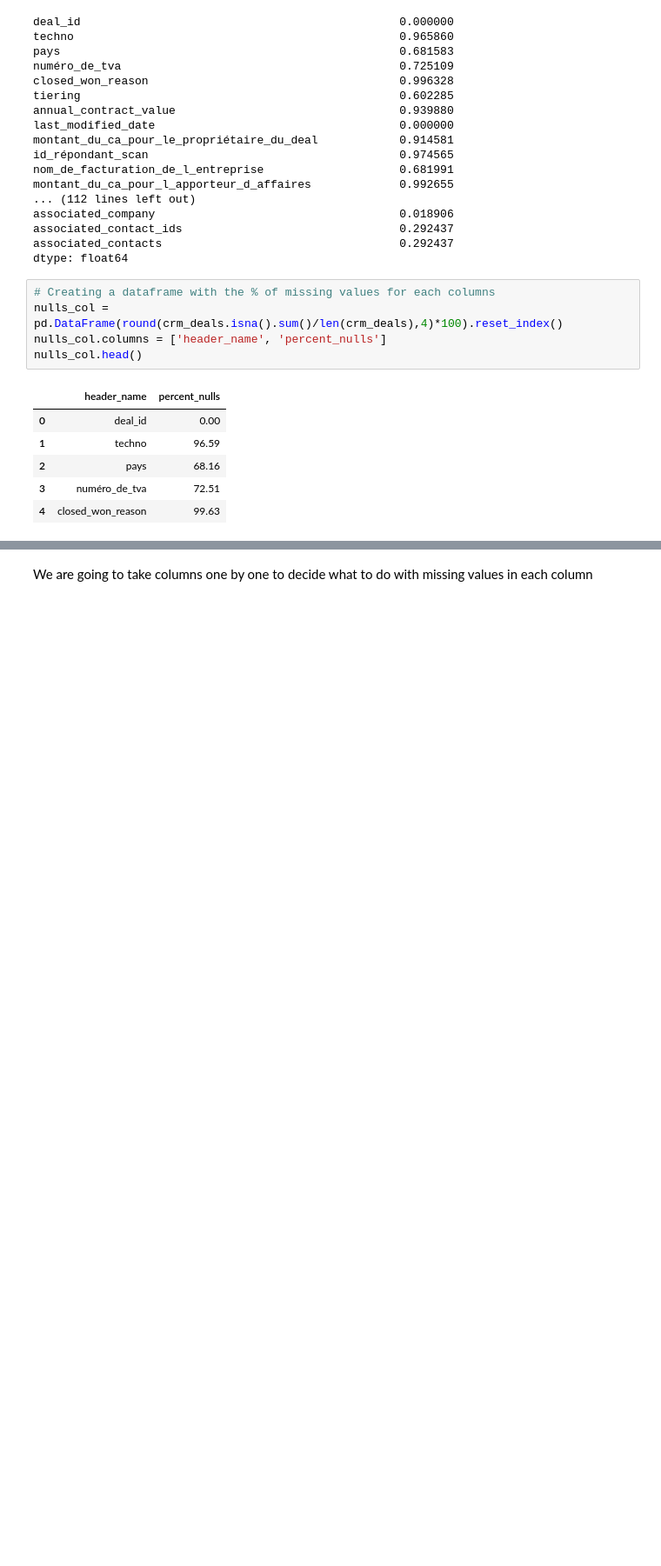
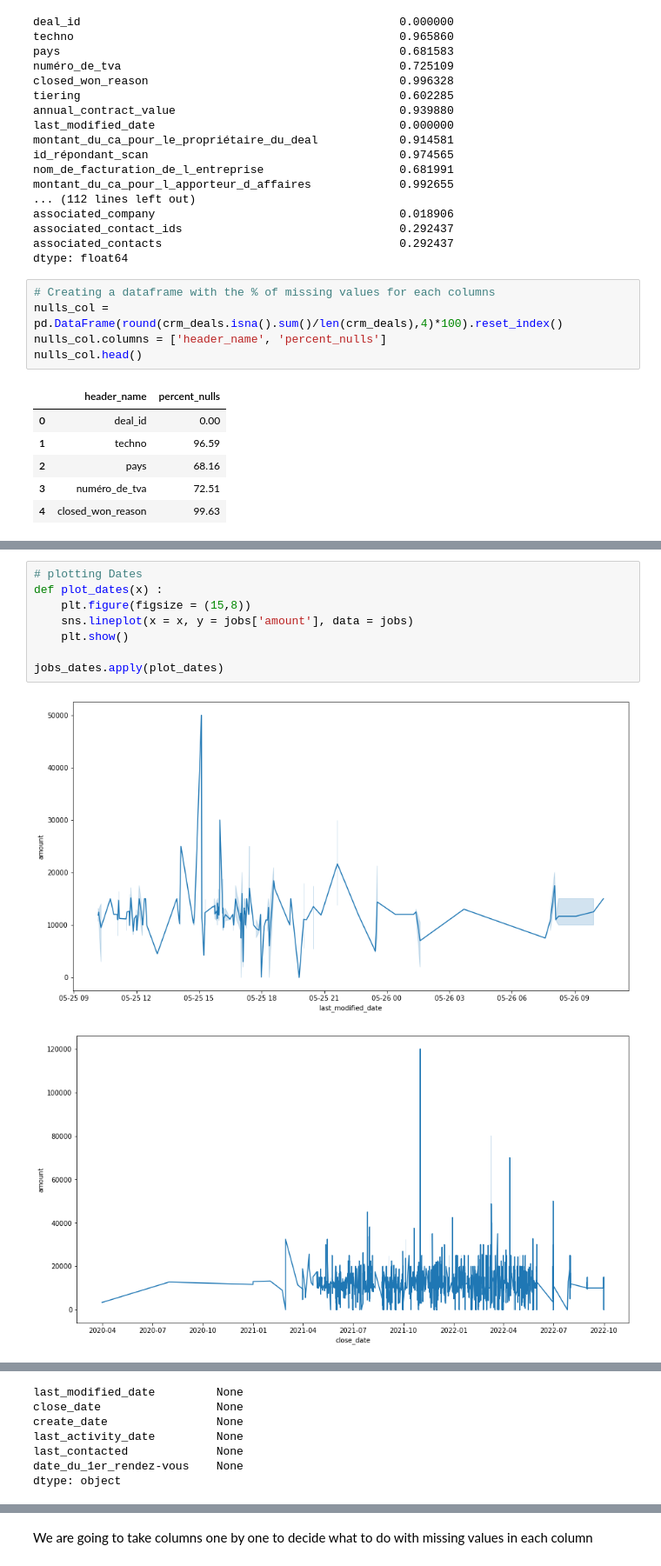
Before and after one commit to audedef/crm_project_ironhack, a Jupyter notebook: cleaning_deals.ipynb, the cells around one changed output, grey strips where cells are left out. Shown at 87% size. Cells and saved outputs as stored; diff of their text form; blank space fills up the shorter version.

```diff
--- a/cleaning_deals.ipynb
+++ b/cleaning_deals.ipynb
@@ -342,0 +562,11 @@ Name: status, dtype: int64
+# %%
+# plotting Dates
+def plot_dates(x) :
+    plt.figure(figsize = (15,8))
+    sns.lineplot(x = x, y = jobs['amount'], data = jobs)
+    plt.show()
+
+jobs_dates.apply(plot_dates)
+# %% [output]
+[figure, added]
+[figure, added]
@@ -342,0 +577,7 @@ Name: status, dtype: int64
+last_modified_date         None
+close_date                 None
+create_date                None
+last_activity_date         None
+last_contacted             None
+date_du_1er_rendez-vous    None
+dtype: object
```
Also changed, not shown: parts of 115 cells of this notebook, 3 other files.
